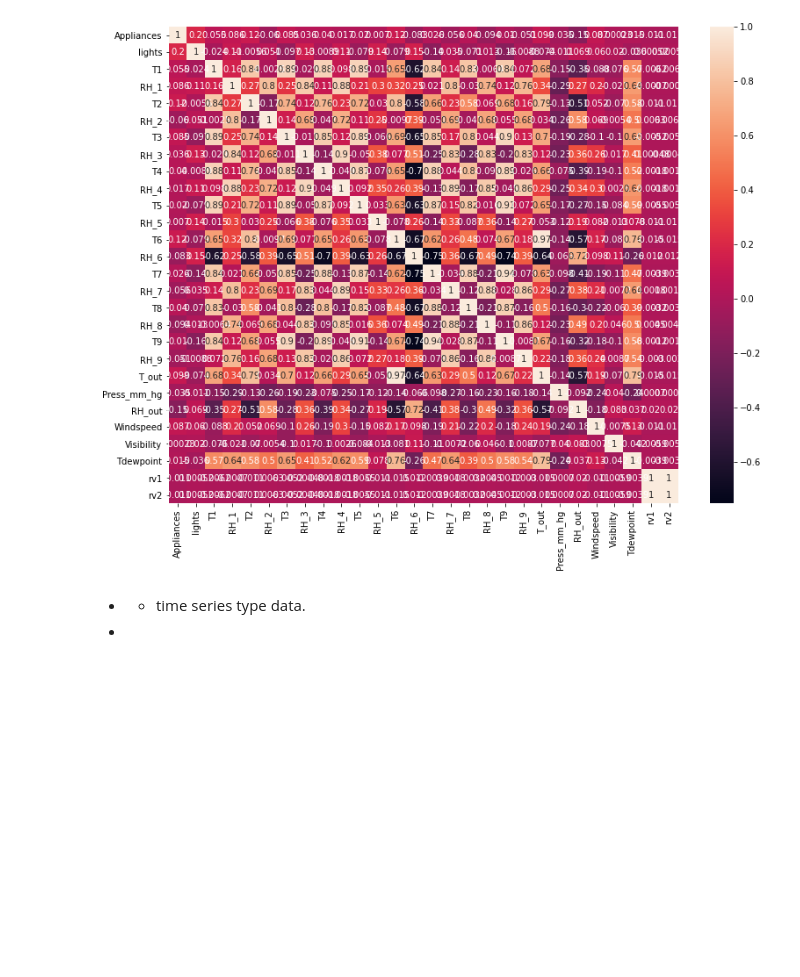
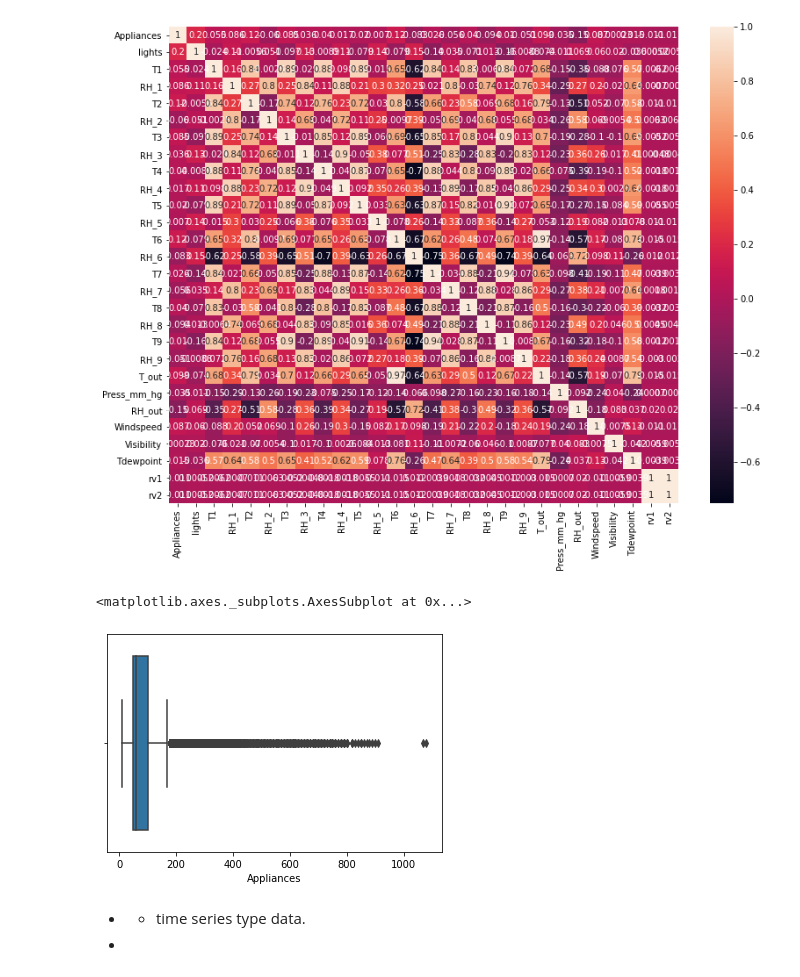
Before and after one commit to Shubhankitsirvaiya/Appliance-Energy-Prediction, a Jupyter notebook: Capstone_Project_Regression.ipynb, the cells around one changed output. Saved outputs shown, nothing was run; the diff lists cells and outputs as text; code cells hidden in the pictures; blank space fills up the shorter version.

```diff
--- a/Capstone_Project_Regression.ipynb
+++ b/Capstone_Project_Regression.ipynb
@@ -69,6 +114,11 @@ sns.heatmap(df.corr(),annot=True,)
 # %% [output]
 <matplotlib.axes._subplots.AxesSubplot at 0x...>
 [figure]
+# %%
+sns.boxplot(df['Appliances'])
+# %% [output]
+<matplotlib.axes._subplots.AxesSubplot at 0x...>
+[figure, added]
 # %% [markdown]
 - - time series type data.
 -
```
Also changed, not shown: parts of 21 cells of this notebook.
